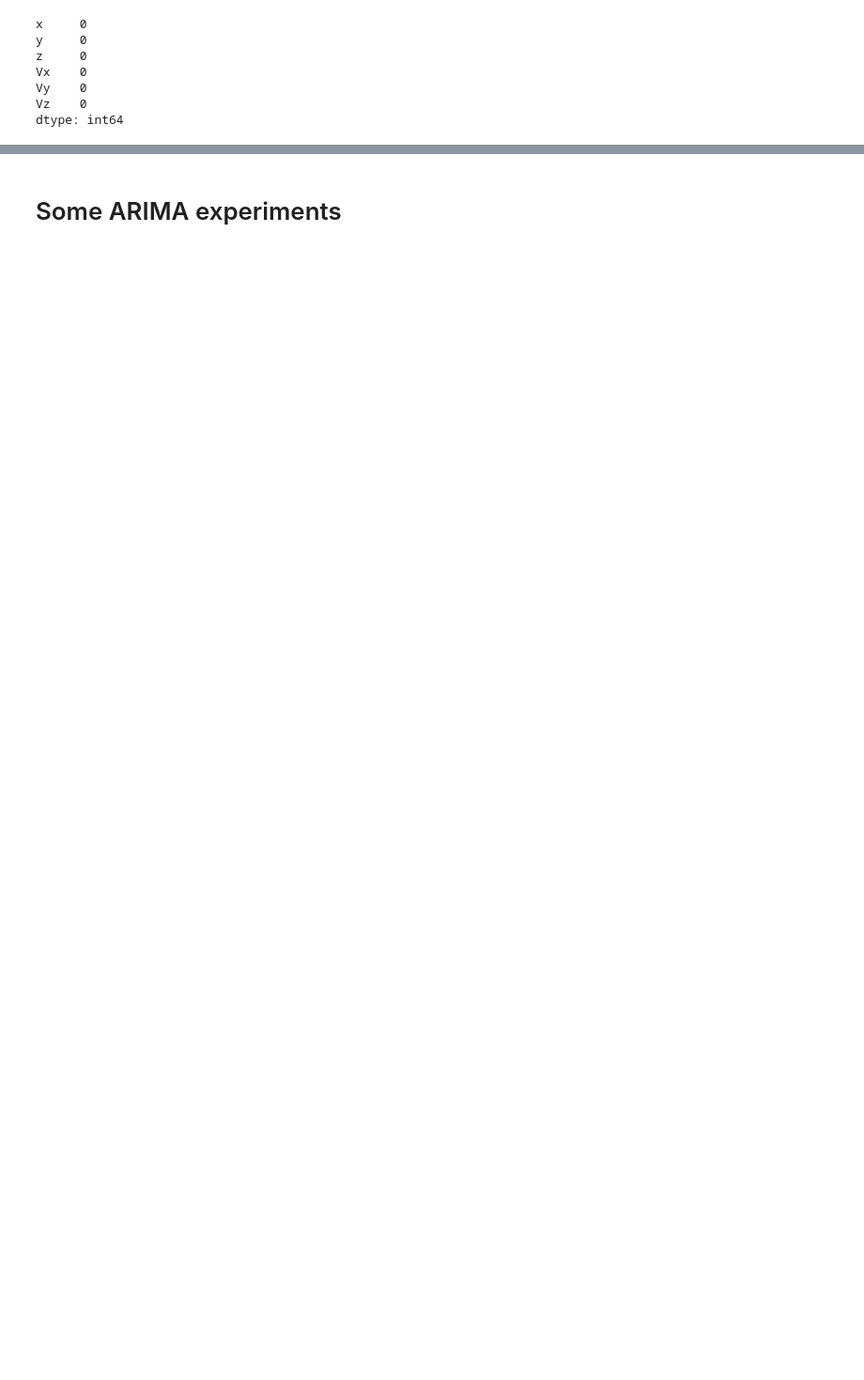
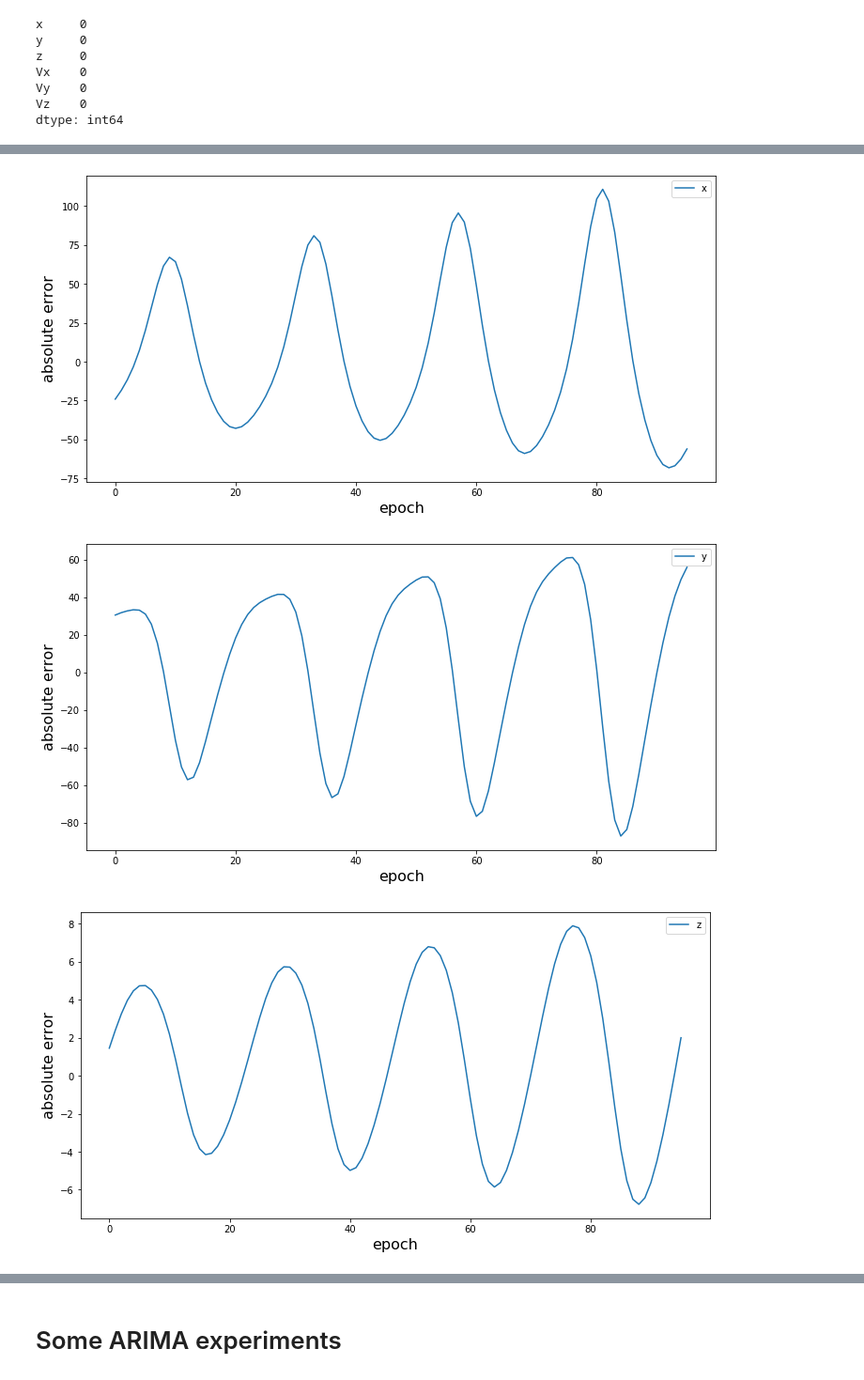
Before and after one commit to HSE-LAMBDA/satellite-2019, a Jupyter notebook: ARIMA/ARIMA stuff.ipynb, the cells around one changed output, grey strips where cells are left out. Shown at 94% size. Drawn from its saved outputs; the diff is of its cells as text; code cells hidden in the pictures; blank space fills up the shorter version.

```diff
--- a/ARIMA/ARIMA stuff.ipynb
+++ b/ARIMA/ARIMA stuff.ipynb
@@ -84,5 +112,5 @@ Vy    0
 Vz    0
 dtype: int64
 # %%
-test_ans = pd.read_csv('ans.csv')
-pred = pd.read_csv('submission2.csv')
+test_ans = pd.read_csv(PATH_TO_DATA + 'ans.csv')
+pred_ar = pd.read_csv('testing1.csv')
@@ -99,5 +135 @@ Vz    0.069026
 dtype: float64
-# %%
-for column in target_columns:
-    err = smape(pred[column], test_ans[column])
-    print(column + ' smape = ' + str(err))
@@ -107,0 +161,15 @@ NameError: name 'target_columns' is not defined
+# %%
+diff = test_ans.iloc[1422:1518] - pred.iloc[1422:1518]
+
+for column in target_columns:
+    plt.figure(figsize=(12, 6))
+    ind = abs(diff[column]) < 30000
+    plt.plot(np.arange(0, -1422+1518), diff[column], label=column)
+    plt.legend()
+    plt.xlabel('epoch', size=16)
+    plt.ylabel('absolute error', size=16)
+    plt.show()
+# %% [output]
+[figure, added]
+[figure, added]
+[figure, added]
```
Also changed, not shown: parts of 30 cells of this notebook, 3 other files.
